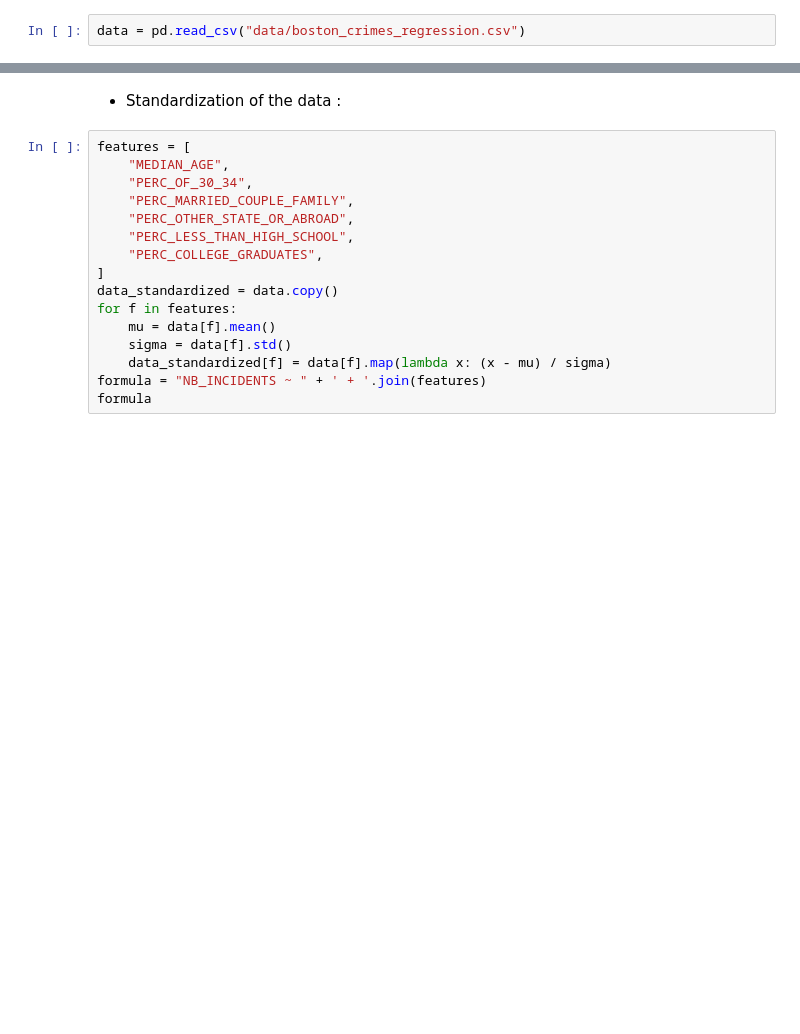
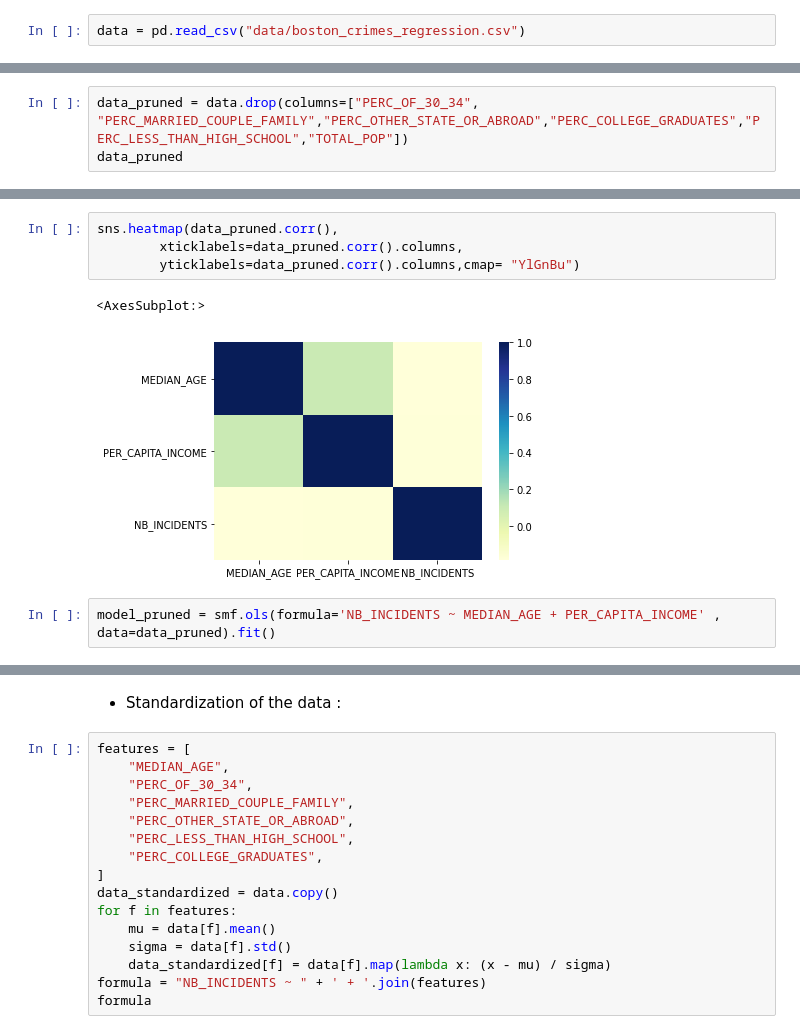
Before and after one commit to TheChwal/data-certification-exam, a Jupyter notebook: decision_science/boston_crimes.ipynb, the cells around one changed output, grey strips where cells are left out. Saved outputs shown, nothing was run; the diff lists cells and outputs as text; blank space fills up the shorter version.

```diff
--- a/decision_science/boston_crimes.ipynb
+++ b/decision_science/boston_crimes.ipynb
@@ -222,0 +239,3 @@ data.head()
+# %%
+data_pruned = data.drop(columns=["PERC_OF_30_34", "PERC_MARRIED_COUPLE_FAMILY","PERC_OTHER_STATE_OR_ABROAD","PERC_COLLEGE_GRADUATES","PERC_LESS_THAN_HIGH_SCHOOL","TOTAL_POP"])
+data_pruned
@@ -222,0 +256,9 @@ data.head()
+# %%
+sns.heatmap(data_pruned.corr(),
+        xticklabels=data_pruned.corr().columns,
+        yticklabels=data_pruned.corr().columns,cmap= "YlGnBu")
+# %% [output]
+<AxesSubplot:>
+[figure, added]
+# %%
+model_pruned = smf.ols(formula='NB_INCIDENTS ~ MEDIAN_AGE + PER_CAPITA_INCOME' , data=data_pruned).fit()
```
Also changed, not shown: parts of 30 cells of this notebook, 4 other files.
